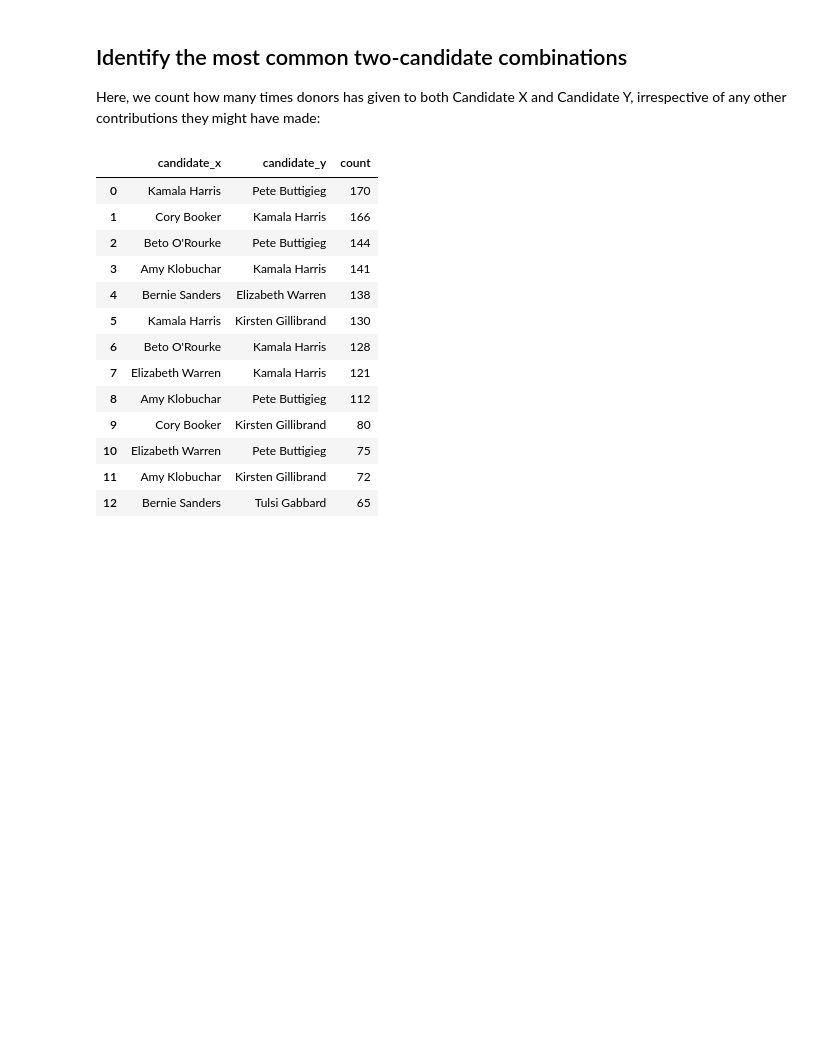
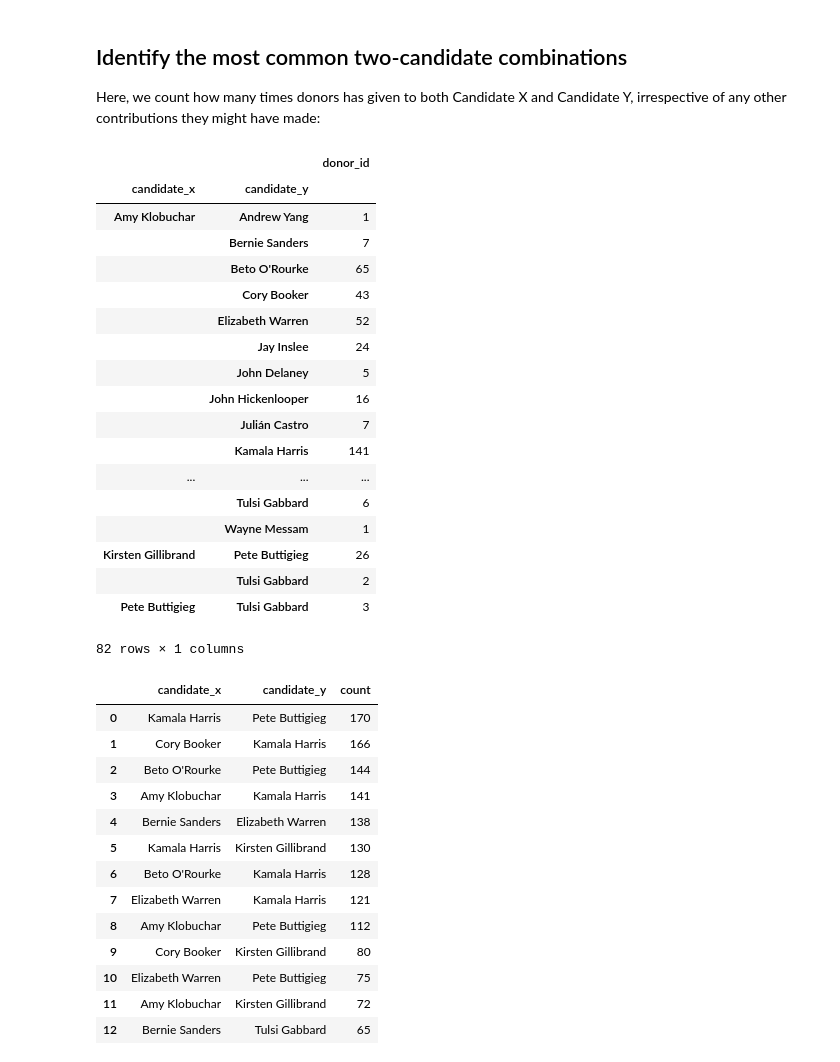
Before and after one commit to steve-kasica/2019-04-democratic-candidate-codonors, a Jupyter notebook: notebooks/analyze-campaign-codonors.ipynb, the cells around one changed output. Saved outputs shown, nothing was run; the diff lists cells and outputs as text; code cells hidden in the pictures; blank space fills up the shorter version.

```diff
--- a/notebooks/analyze-campaign-codonors.ipynb
+++ b/notebooks/analyze-campaign-codonors.ipynb
@@ -470,6 +492,30 @@ candidate_triplets.head(10)
 ## Identify the most common two-candidate combinations
 
 Here, we count how many times donors has given to both Candidate X and Candidate Y, irrespective of any other contributions they might have made:
+# %%
+# Added by Steve
+
+candidate_pairs.groupby(['candidate_x', 'candidate_y']).count()
+# %% [output]
+|  |  | donor_id |
+| candidate_x | candidate_y |  |
+| Amy Klobuchar | Andrew Yang | 1 |
+|  | Bernie Sanders | 7 |
+|  | Beto O'Rourke | 65 |
+|  | Cory Booker | 43 |
+|  | Elizabeth Warren | 52 |
+|  | Jay Inslee | 24 |
+|  | John Delaney | 5 |
+|  | John Hickenlooper | 16 |
+|  | Julián Castro | 7 |
+|  | Kamala Harris | 141 |
+| ... | ... | ... |
+|  | Tulsi Gabbard | 6 |
+|  | Wayne Messam | 1 |
+| Kirsten Gillibrand | Pete Buttigieg | 26 |
+|  | Tulsi Gabbard | 2 |
+| Pete Buttigieg | Tulsi Gabbard | 3 |
+82 rows × 1 columns
 # %%
 pair_counts = (
     candidate_pairs
```
Also changed, not shown: parts of 9 cells of this notebook, 1 other file.
